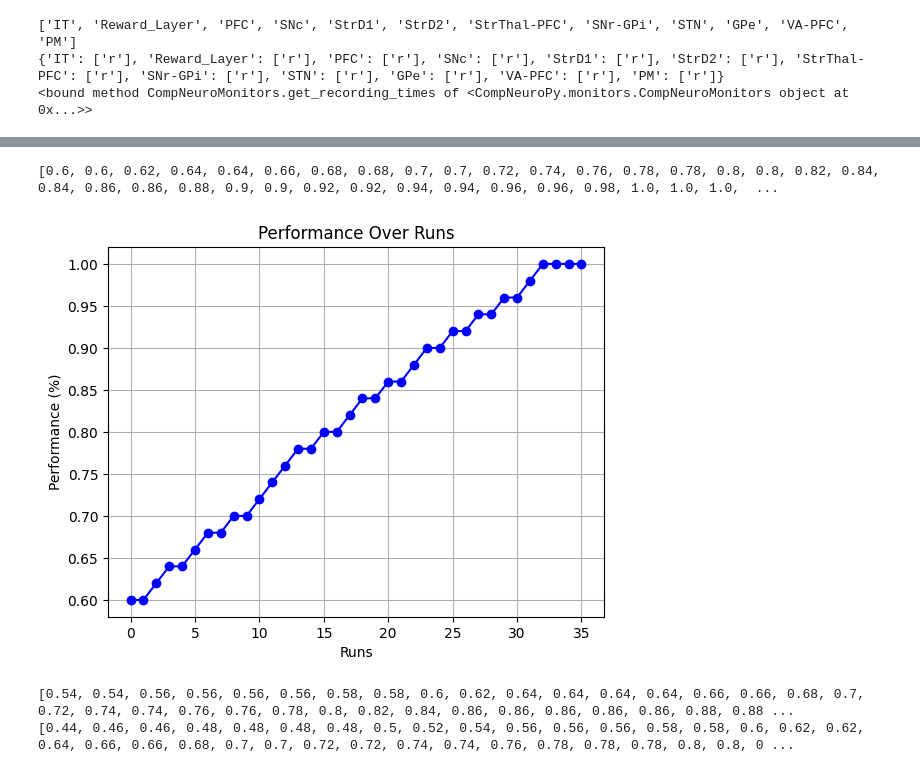
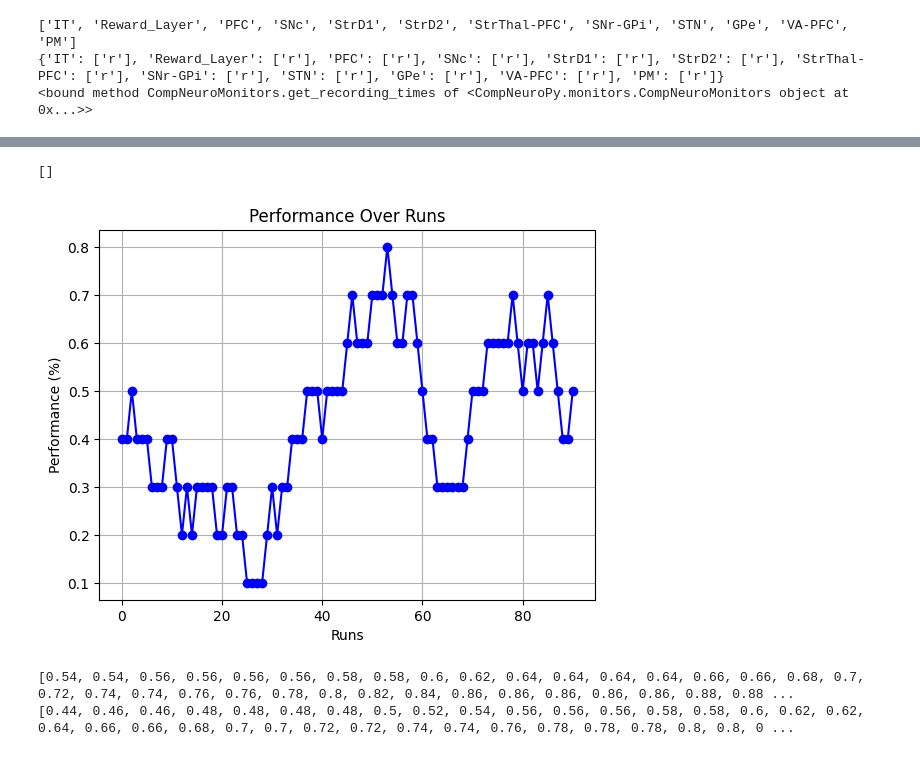
Before and after one commit to keyvany/decision-making-, a Jupyter notebook: finalcat.ipynb, the cells around one changed output, grey strips where cells are left out. Cells and saved outputs as stored; diff of their text form; code cells hidden in the pictures.

```diff
--- a/finalcat.ipynb
+++ b/finalcat.ipynb
@@ -736,8 +736,10 @@ trial_correctness_list = []
 performance_percent = 0
 mylist = []
 perpi = []
+all_performance_values=[]
+average_performance_list=[]
 performance_percent_list = []
-response_threshold = 1.70
+response_threshold = 3.99
 trial_duration = 200
 dopamine_input_duration = 300
 deactivate_input_duration = 30
@@ -746,13 +748,13 @@ nr_fish_presentations = 100
 correct_trials = 0  # Initialize the count of correct trials
 rolling_window = deque(maxlen=10)  # Define a deque with a maximum length of 10 for the rolling window
 baseline_it=0.1
-for fing in range(1,nr_fish_presentations):
+for fing in range(nr_fish_presentations):
     mon.reset()
     fish = get_fish(fish_list, feature_name_list)
     feature_order = get_feature_order(feature_name_list)
     category_true = get_true_category(fish)
     mon.reset()
-    if avg_performance_window==1.0:
+    if avg_performance_window>0.62:
         break
     for feature_name in feature_order:
         mon.start()
@@ -768,7 +770,7 @@ for fing in range(1,nr_fish_presentations):
 
             category_selected = ["A", "B"][response_idx]
            # print(f"{fing}th fish is:\n{fish}")
-            #print(response_value)
+            #print(response_idx+1,response_value)
 
             if category_selected == category_true:
                 Reward_Layer.baseline = 1
@@ -782,15 +784,24 @@ for fing in range(1,nr_fish_presentations):
                 consecutive_correct = 0
                 SNc.firing = 0
                 mylist.append(0)
+           # if fing>5:
+              #  performance_percent = (consecutive_correct / (fing )) * 100
+               # rolling_window.append(performance_percent)
+           # print(performance_percent)
+          #  if fing>=50:
+                #avg_performance_window = sum(mylist) / 50
+               # performance_percent_list.append(avg_performance_window)
+                #print(avg_performance_window,response_value)
+            trial_performance = 1 if category_selected == category_true else 0
+            performance_values.append(trial_performance)
 
-            performance_percent = (consecutive_correct / (fing )) * 100
-            rolling_window.append(performance_percent)
-            print(performance_percent)
-            if fing>=51:
-                avg_performance_window = sum(mylist) / 50
-                performance_percent_list.append(avg_performance_window)
-                print(avg_performance_window,response_value)
+            rolling_window.append(trial_performance)
 
+            if len(rolling_window) == 10:
+               avg_performance = sum(rolling_window) / 10
+               print(avg_performance)
+               average_performance_list.append(avg_performance)
+               b=np.std(average_performance_list)
             simulate(dopamine_input_duration)
             simulate(calcium_trace_decline_duration)
 
@@ -822,22 +875,22 @@ ka.append(performance_percent_list)
 # %%
 print(kol)
 b=[0.54, 0.54, 0.55, 0.59, 0.6, 0.62, 0.64, 0.64, 0.66, 0.68, 0.68, 0.7, 0.7, 0.72, 0.75, 0.76, 0.79, 0.79, 0.8, 0.81, 0.82, 0.84, 0.84, 0.84, 0.87, 0.88, 0.9, 0.91, 0.92, 0.92, 0.94, 0.94, 0.96, 0.96, 0.98, 1.0, 1.0, 1.0]
 
 #perpi.reverse()
 import matplotlib.pyplot as plt
 
 
 plt.figure()
-plt.plot(kol,'-o',color='b')
+plt.plot(average_performance_list,'-o',color='b')
 plt.xlabel('Runs')
 plt.ylabel('Performance (%)')
 plt.title('Performance Over Runs')
 
 plt.grid()
 plt.show()
 # %% [output]
-[0.6, 0.6, 0.62, 0.64, 0.64, 0.66, 0.68, 0.68, 0.7, 0.7, 0.72, 0.74, 0.76, 0.78, 0.78, 0.8, 0.8, 0.82, 0.84, 0.84, 0.86, 0.86, 0.88, 0.9, 0.9, 0.92, 0.92, 0.94, 0.94, 0.96, 0.96, 0.98, 1.0, 1.0, 1.0,  ...
+[]
-[figure, old version]
+[figure, new version]
 # %%
 print(ka[11])
 print(ka[14])
```
Also changed, not shown: parts of 11 cells of this notebook.
